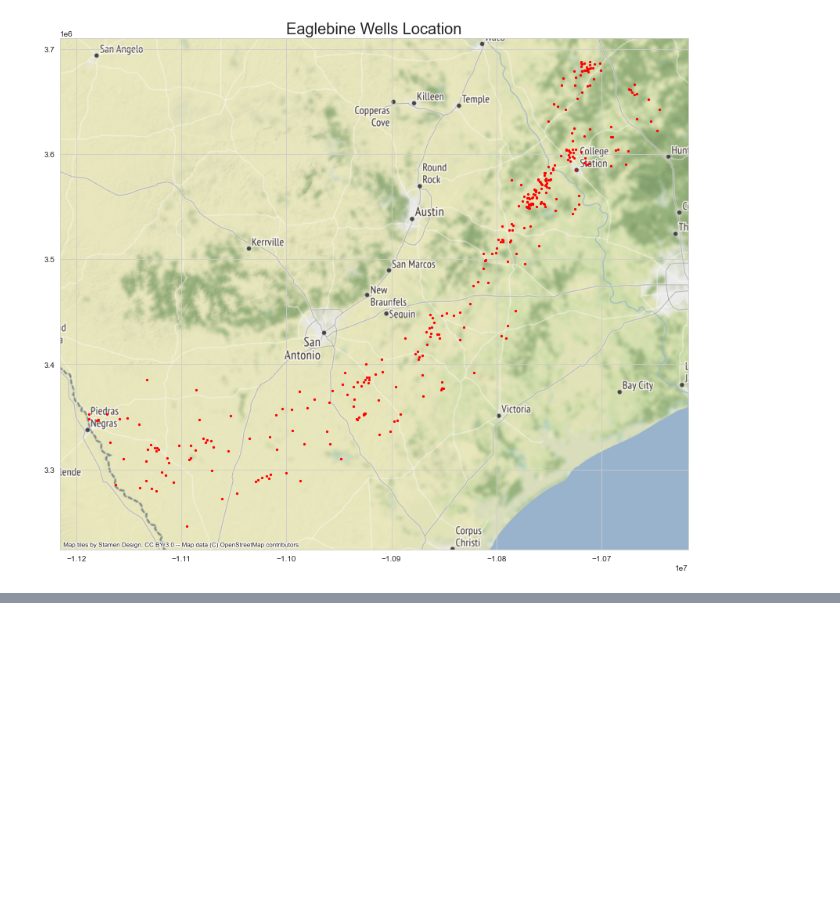
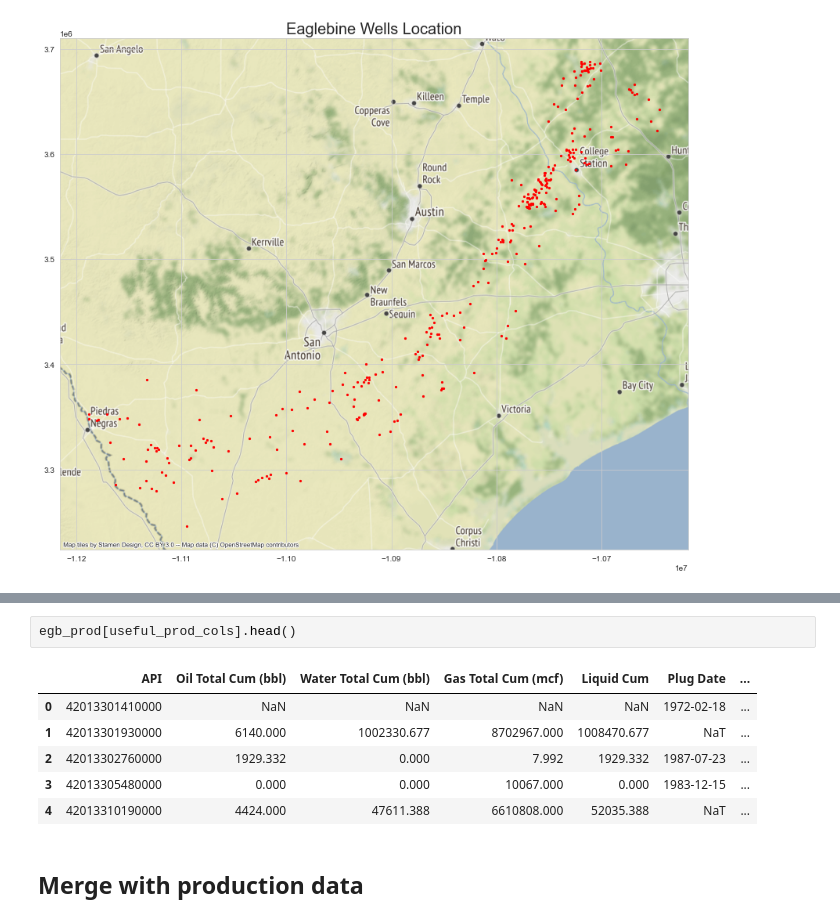
Before and after one commit to Tyrmes/gtx-2021, a Jupyter notebook: gtx/eda_oc/eda_1.ipynb, the cells around one changed output, grey strips where cells are left out. Cells and saved outputs as stored; diff of their text form; blank space fills up the shorter version.

```diff
--- a/gtx/eda_oc/eda_1.ipynb
+++ b/gtx/eda_oc/eda_1.ipynb
@@ -113,0 +154,11 @@ plt.show()
+# %%
+egb_prod[useful_prod_cols].head()
+# %% [output]
+|  | API | Oil Total Cum (bbl) | Water Total Cum (bbl) | Gas Total Cum (mcf) | Liquid Cum | Plug Date | ... |
+| 0 | 42013301410000 | NaN | NaN | NaN | NaN | 1972-02-18 | ... |
+| 1 | 42013301930000 | 6140.000 | 1002330.677 | 8702967.000 | 1008470.677 | NaT | ... |
+| 2 | 42013302760000 | 1929.332 | 0.000 | 7.992 | 1929.332 | 1987-07-23 | ... |
+| 3 | 42013305480000 | 0.000 | 0.000 | 10067.000 | 0.000 | 1983-12-15 | ... |
+| 4 | 42013310190000 | 4424.000 | 47611.388 | 6610808.000 | 52035.388 | NaT | ... |
+# %% [markdown]
+## Merge with production data
```
Also changed, not shown: parts of 9 cells of this notebook, 2 other files.
